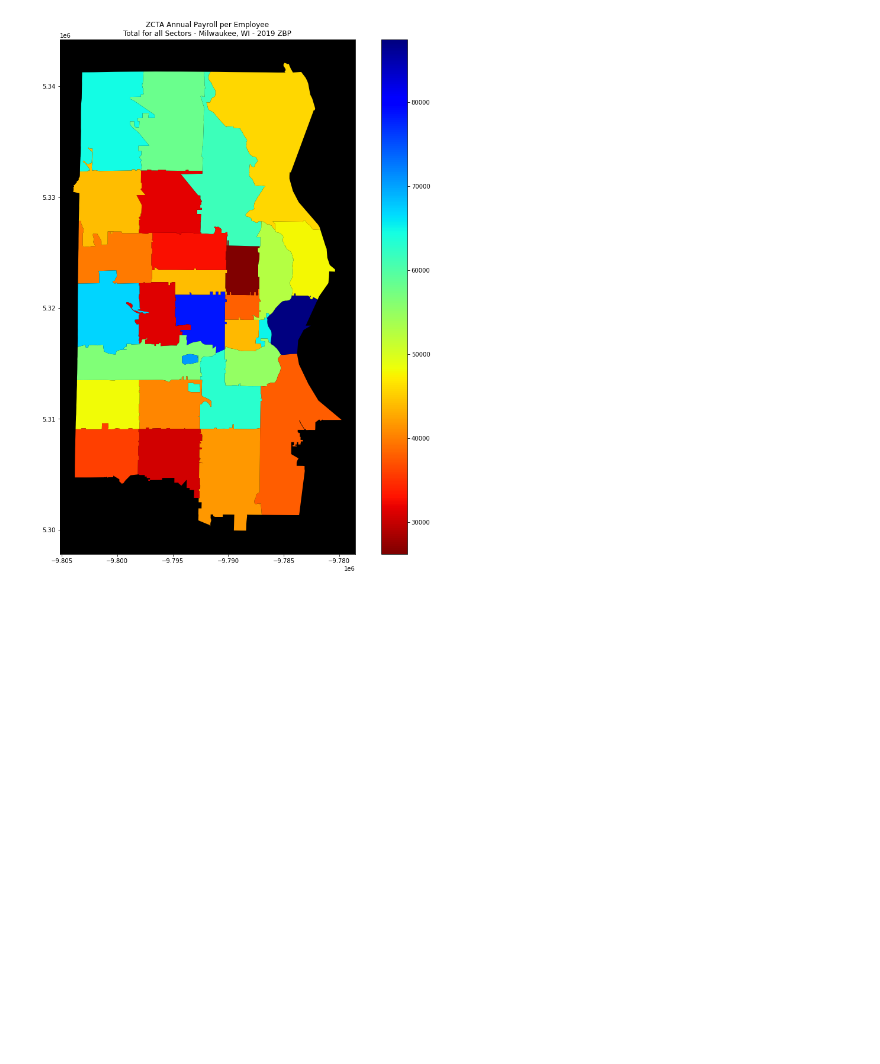
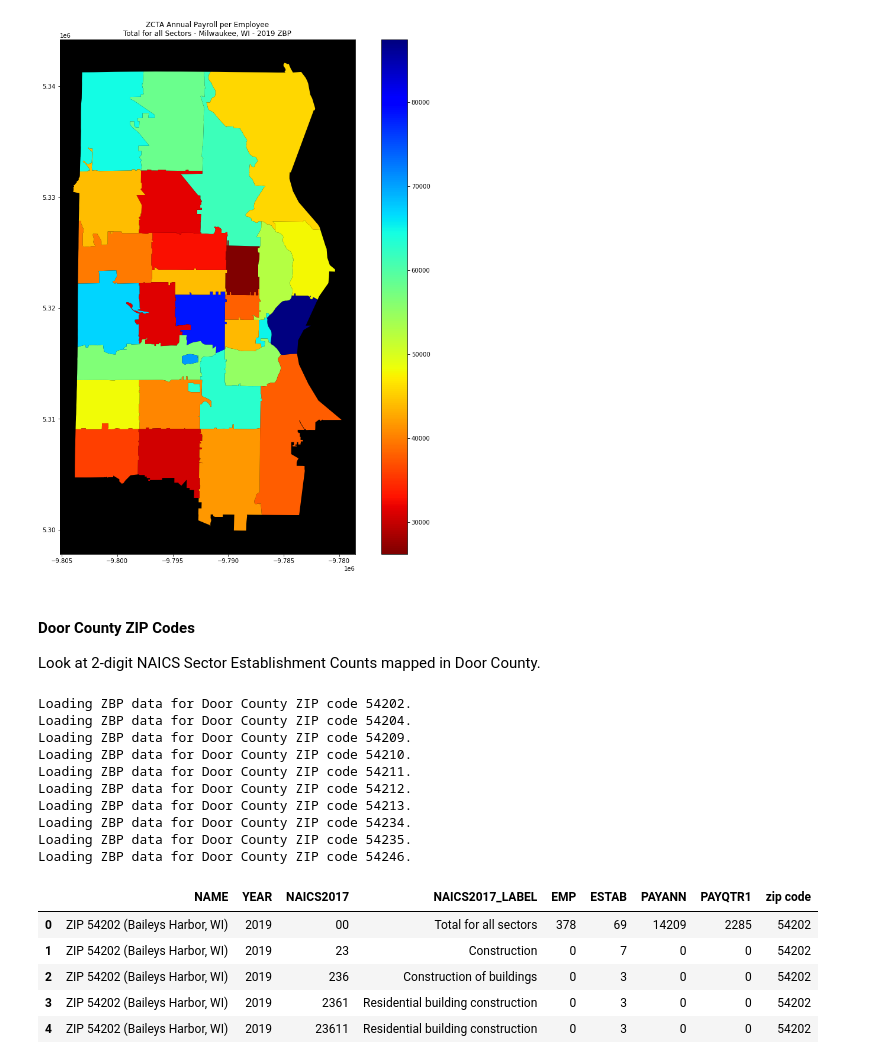
Before and after one commit to edebroux/census_api_builder, a Jupyter notebook: cenpy_practice.ipynb, the cells around one changed output. Drawn from its saved outputs; the diff is of its cells as text; code cells hidden in the pictures; blank space fills up the shorter version.

```diff
--- a/cenpy_practice.ipynb
+++ b/cenpy_practice.ipynb
@@ -544,3 +545,36 @@ ax.set_facecolor("k")
 plt.show()
 # %% [output]
 [figure]
+# %% [markdown]
+#### Door County ZIP Codes
+Look at 2-digit NAICS Sector Establishment Counts mapped in Door County.
+# %%
+# Set initial MKE ZIP Code object
+door_zbp = pd.DataFrame()
+# Compile ZIP Code list for MKE
+zc_list = ["54202", "54204", "54209", "54210", "54211", "54212", "54213", "54234", "54235", "54246"]
+# Iterate through the Milwaukee zipcodes
+for zc in zc_list:
+    print(f"Loading ZBP data for Door County ZIP code {zc}.")
+    zreq = cbp_conn.query(cols=["NAME", "YEAR", "NAICS2017", "NAICS2017_LABEL",
+                                "EMP", "ESTAB", "PAYANN", "PAYQTR1"], geo_unit=f"zip code:{zc}")
+    door_zbp = pd.concat([door_zbp, zreq])
+# View the MKE ZBP DataFrame
+door_zbp.head()
+# %% [output]
+Loading ZBP data for Door County ZIP code 54202.
+Loading ZBP data for Door County ZIP code 54204.
+Loading ZBP data for Door County ZIP code 54209.
+Loading ZBP data for Door County ZIP code 54210.
+Loading ZBP data for Door County ZIP code 54211.
+Loading ZBP data for Door County ZIP code 54212.
+Loading ZBP data for Door County ZIP code 54213.
+Loading ZBP data for Door County ZIP code 54234.
+Loading ZBP data for Door County ZIP code 54235.
+Loading ZBP data for Door County ZIP code 54246.
+|  | NAME | YEAR | NAICS2017 | NAICS2017_LABEL | EMP | ESTAB | PAYANN | PAYQTR1 | zip code |
+| 0 | ZIP 54202 (Baileys Harbor, WI) | 2019 | 00 | Total for all sectors | 378 | 69 | 14209 | 2285 | 54202 |
+| 1 | ZIP 54202 (Baileys Harbor, WI) | 2019 | 23 | Construction | 0 | 7 | 0 | 0 | 54202 |
+| 2 | ZIP 54202 (Baileys Harbor, WI) | 2019 | 236 | Construction of buildings | 0 | 3 | 0 | 0 | 54202 |
+| 3 | ZIP 54202 (Baileys Harbor, WI) | 2019 | 2361 | Residential building construction | 0 | 3 | 0 | 0 | 54202 |
+| 4 | ZIP 54202 (Baileys Harbor, WI) | 2019 | 23611 | Residential building construction | 0 | 3 | 0 | 0 | 54202 |
```
Also changed, not shown: parts of 4 cells of this notebook.
